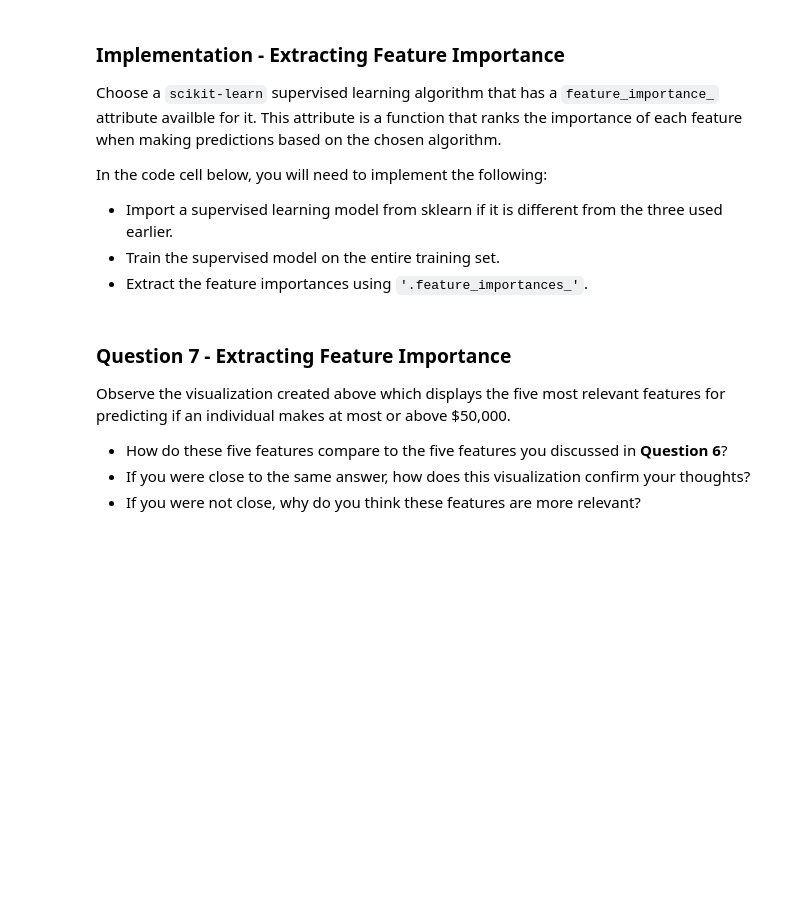
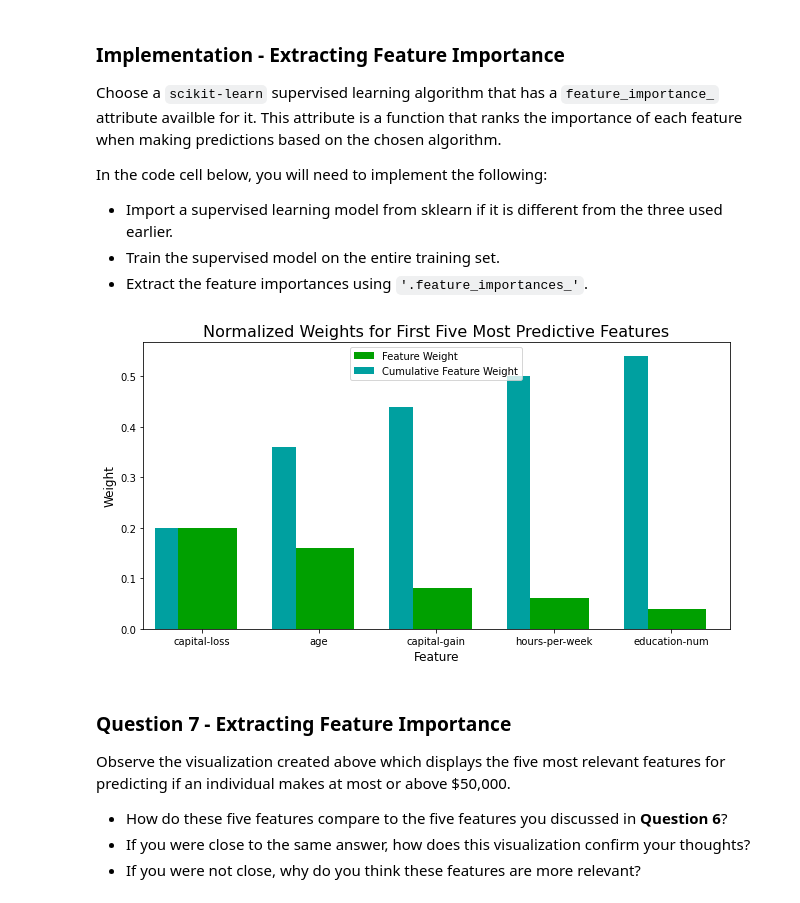
Before and after one commit to drakebennion/intro-to-ml-tensorflow, a Jupyter notebook: finding_donors/finding_donors.ipynb, the cells around one changed output. Drawn from its saved outputs; the diff is of its cells as text; code cells hidden in the pictures; blank space fills up the shorter version.

```diff
--- a/finding_donors/finding_donors.ipynb
+++ b/finding_donors/finding_donors.ipynb
@@ -601,3 +599,12 @@ vs.feature_plot(importances, X_train, y_train)
+# %%
+model = AdaBoostClassifier().fit(X_train, y_train)
+
+importances = model.feature_importances_
+
+# Plot
+vs.feature_plot(importances, X_train, y_train)
+# %% [output]
+[figure, added]
 # %% [markdown]
 ### Question 7 - Extracting Feature Importance
 
```
Also changed, not shown: parts of 6 cells of this notebook.
